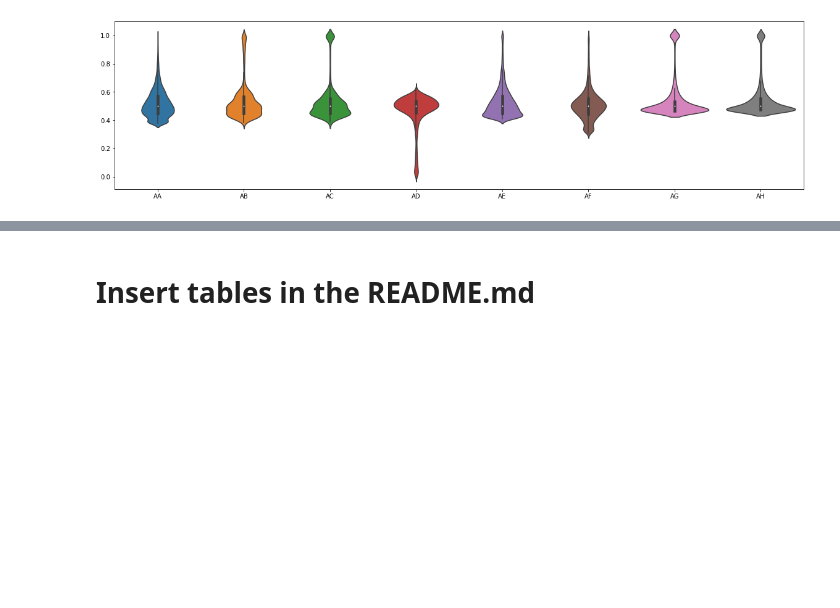
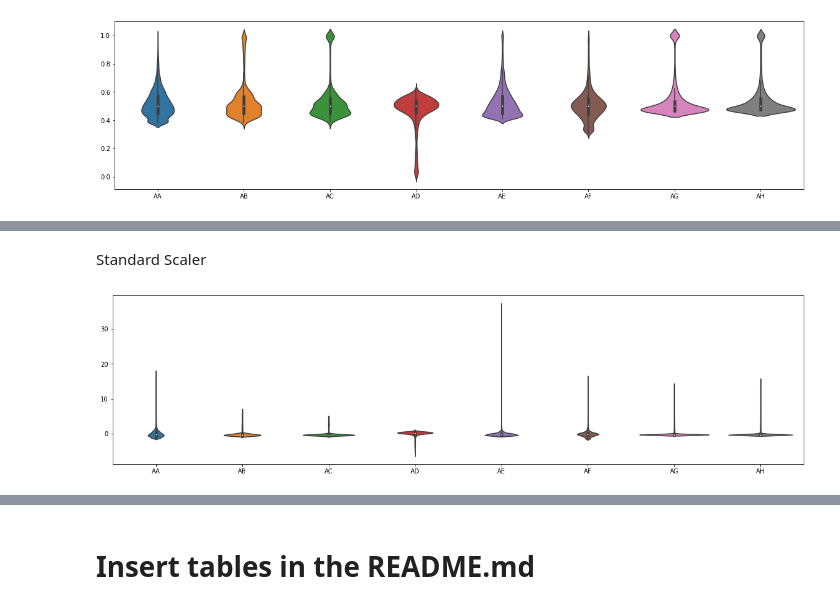
Before and after one commit to pedro-r-dias/robout, a Jupyter notebook: robout_scaler.ipynb, the cells around one changed output, grey strips where cells are left out. Cells and saved outputs as stored; diff of their text form; code cells hidden in the pictures; blank space fills up the shorter version.

```diff
--- a/robout_scaler.ipynb
+++ b/robout_scaler.ipynb
@@ -88,0 +119,11 @@ f.savefig(".\\resources\\fig3.png")
+# %% [markdown]
+Standard Scaler
+# %%
+from sklearn.preprocessing import StandardScaler
+scaler = StandardScaler().fit(df.iloc[:,2:])
+dfnorm = pd.DataFrame(scaler.transform(df.iloc[:,2:]), columns = df.columns[2:])
+f, ax = plt.subplots(figsize=(20, 5))
+sns.violinplot(data=dfnorm.iloc[:,:8])
+f.savefig(".\\resources\\fig6.png")
+# %% [output]
+[figure, added]
```
Also changed, not shown: parts of 16 cells of this notebook, 18 other files.
